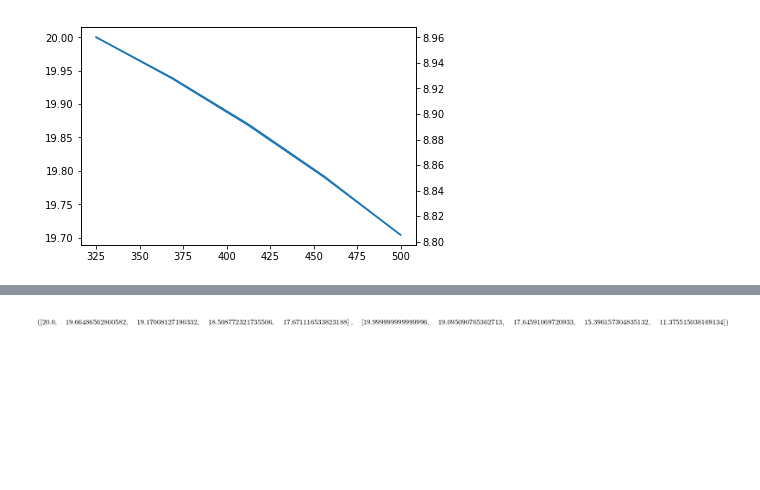
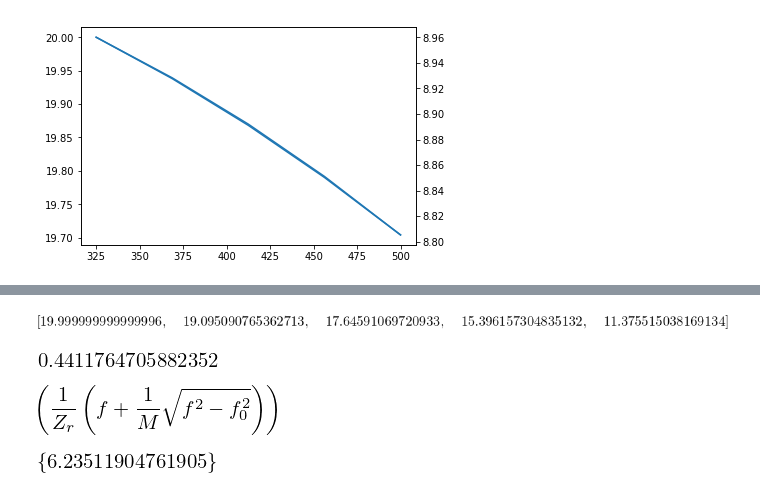
Before and after one commit to aravindhnivas/FELion-Spectrum-Analyser, a Jupyter notebook: Simulations/THz/thz_simulation.ipynb, the cells around one changed output, grey strips where cells are left out. Drawn from its saved outputs; the diff is of its cells as text; code cells hidden in the pictures; blank space fills up the shorter version.

```diff
--- a/Simulations/THz/thz_simulation.ipynb
+++ b/Simulations/THz/thz_simulation.ipynb
@@ -682,0 +691,4 @@ temp_d1, temp_d2
+# %%
+temp1 = temp_d1/temp_d3
+temp2 = temp_d2/temp_d4
+temp1, temp2
@@ -682,0 +706,3 @@ temp_d1, temp_d2
+# %%
+for i in range(0, len(temp1)-1):
+    print(i+1,i, temp1[i+1]-temp1[i])
@@ -682,0 +719,3 @@ temp_d1, temp_d2
+# %%
+for i in range(0, 10, 2):
+    print(i)
@@ -705,3 +750,28 @@ temp_d1, temp_d2
 # %% [output]
 [figure]
 [figure]
+# %%
+M1 = 0.15 / 0.34
+temp0 = np.array([float(eq_din_p.subs({M: M1, f0: (np.pi * 0.15 * 0.34) / ghz_cm(i), f: f_negative}).rhs) for i in np.linspace(325, 1100, 5)])
+
+fig, ax = plt.subplots()
+
+x0, y0 = [], []
+x1, y1 = [], []
+
+for i in np.linspace(325, 1100, 5):
+
+    zr = np.pi*0.34**2/ghz_cm(i)
+
+    temp_y0 = f_positive/zr
+    temp_x0 = float(eq_din_p.subs({M: M1, f0: (np.pi * 0.15 * 0.34) / ghz_cm(i), f: f_positive}).rhs)/zr
+    x0.append(temp_x0)
+    y0.append(temp_y0)
+
+    temp_y1 = f_negative/zr
+    temp_x1 = float(eq_din_p.subs({M: M1, f0: (np.pi * 0.15 * 0.34) / ghz_cm(i), f: f_negative}).rhs)/zr
+    x1.append(temp_x1)
+    y1.append(temp_y1)
+
+print(x0, x1)
+ax.plot(x1+x0, y1+y0, 'o')
@@ -708,4 +782,20 @@ temp_d1, temp_d2
 # %%
-[float(eq_din_p.subs({M: M1, f0: (np.pi * 0.15 * 0.34) / ghz_cm(i), f: f_negative}).rhs) for i in np.linspace(325, 1100, 5)], [float(eq_din_p.subs({M: M1, f0: (np.pi * 0.15 * 0.34) / ghz_cm(i), f: f_positive}).rhs) for i in np.linspace(325, 1100, 5)]
+[float(eq_din_p.subs({M: M1, f0: (np.pi * 0.15 * 0.34) / ghz_cm(i), f: f_positive}).rhs) for i in np.linspace(325, 1100, 5)]
 # %% [output]
-[figure, old version]
+[figure, new version]
+# %%
+fe, f1 ,f2 = symbols("fe, f1 ,f2")
+eq_fe = Eq(fe, (f1*f2)/(f1+f2))
+eq_fe.subs({f1:15.96, f2:6.29})
+
+M1
+# %% [output]
+[figure, added]
+# %%
+eq_din_p.rhs/Z_r,
+# %% [output]
+[figure, added]
+# %%
+solveset(eq_dout2.subs({d_in:20, d_out:8.9, M:0.44}), f)
+# %% [output]
+[figure, added]
```
Also changed, not shown: parts of 13 cells of this notebook, 4 other files.
